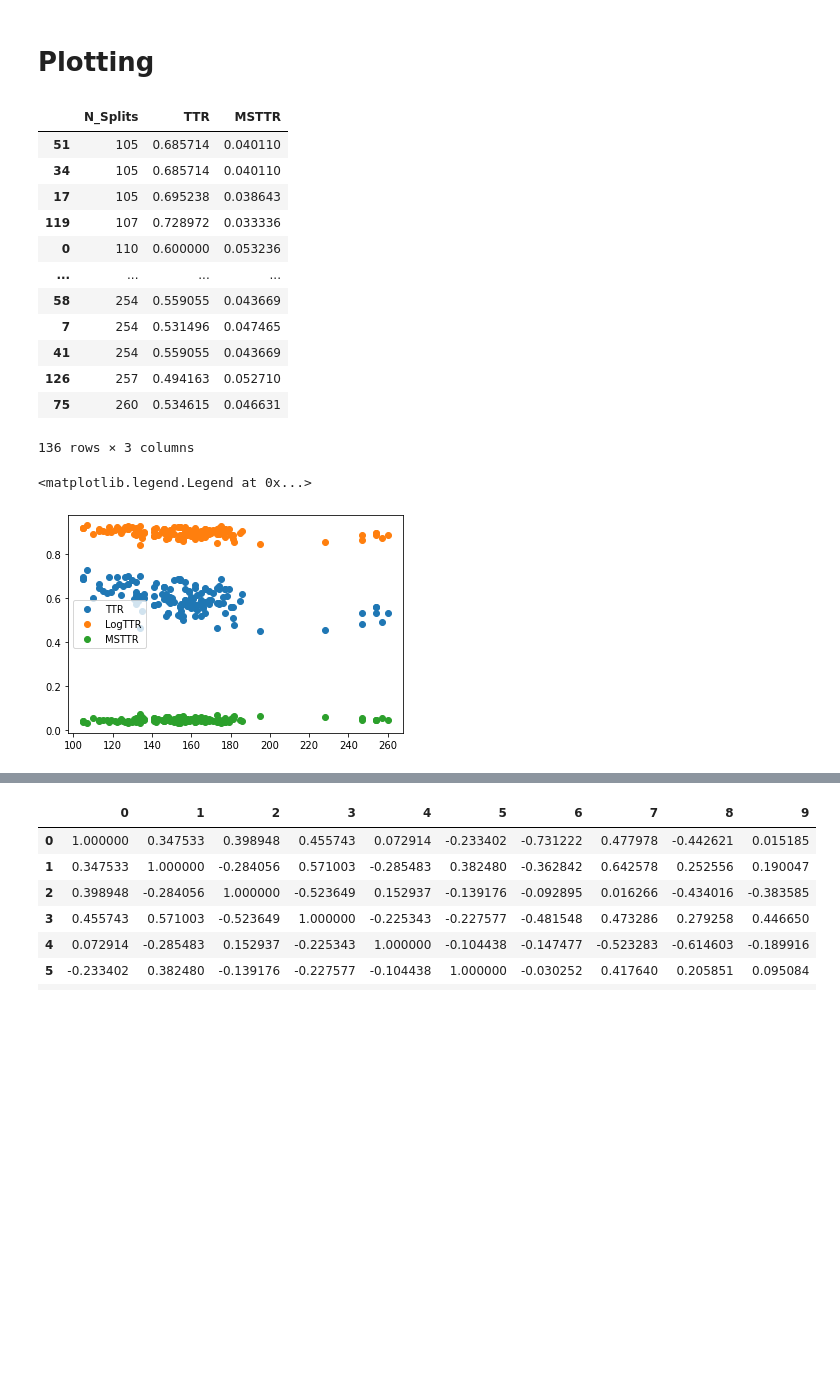
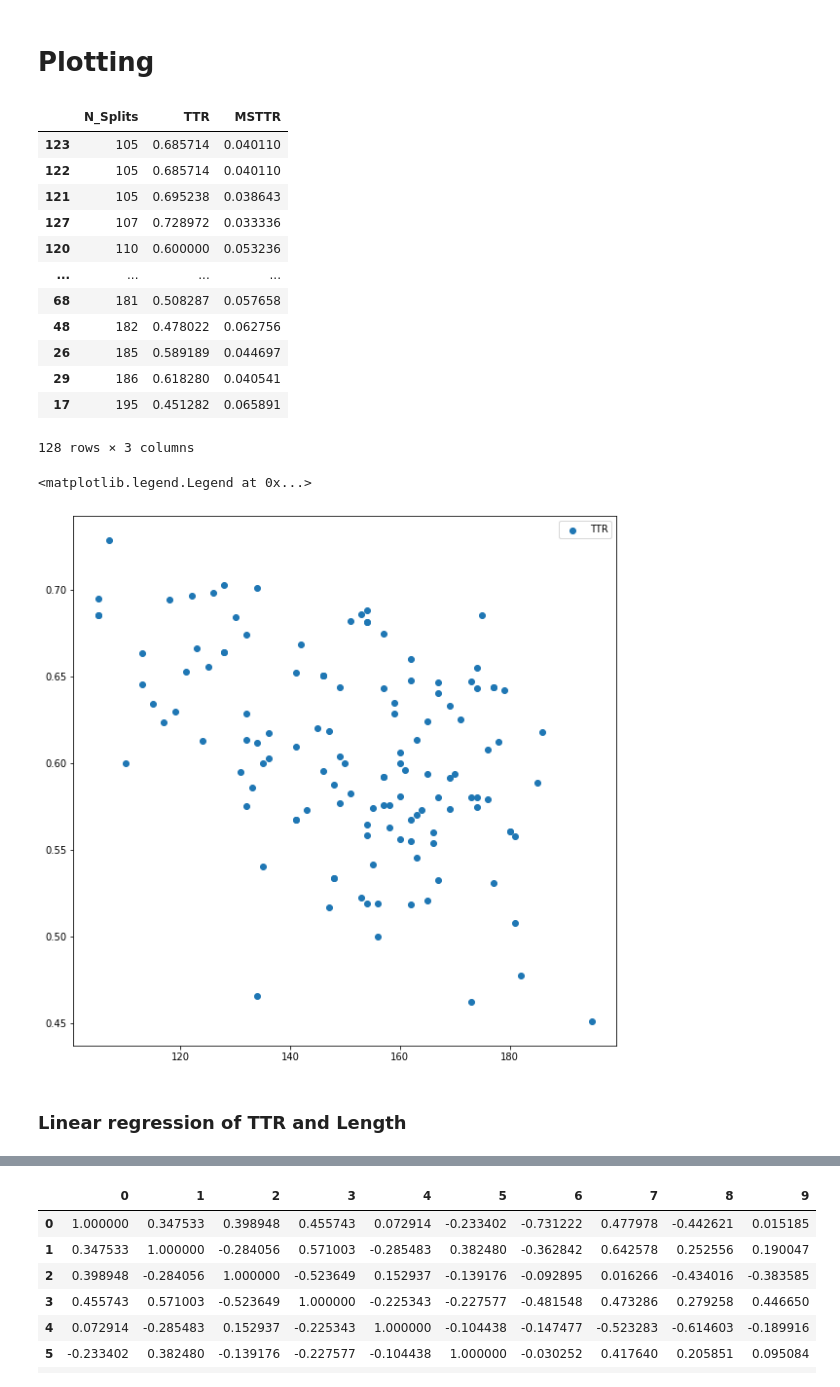
Before and after one commit to MK316/Workingpapers, a Jupyter notebook: ksat_dataprocess_items.ipynb, the cells around one changed output, grey strips where cells are left out. Saved outputs shown, nothing was run; the diff lists cells and outputs as text; code cells hidden in the pictures; blank space fills up the shorter version.

```diff
--- a/ksat_dataprocess_items.ipynb
+++ b/ksat_dataprocess_items.ipynb
@@ -5,7 +9,7 @@
 # %%
 import pandas as pd
 # %%
-url = 'https://raw.githubusercontent.com/MK316/Workingpapers/main/Analysis/ksatdata_nocontraction.csv'
+url = 'https://raw.githubusercontent.com/MK316/Workingpapers/main/Analysis/ksatdata_12only.csv'
 df1 = pd.read_csv(url)
 # %%
 df1
@@ -183,15 +227,15 @@ a2 = a1.sort_values(by=['N_Splits'])
 a2
 # %% [output]
 |  | N_Splits | TTR | MSTTR |
-| 51 | 105 | 0.685714 | 0.040110 |
-| 34 | 105 | 0.685714 | 0.040110 |
-| 17 | 105 | 0.695238 | 0.038643 |
-| 119 | 107 | 0.728972 | 0.033336 |
-| 0 | 110 | 0.600000 | 0.053236 |
+| 123 | 105 | 0.685714 | 0.040110 |
+| 122 | 105 | 0.685714 | 0.040110 |
+| 121 | 105 | 0.695238 | 0.038643 |
+| 127 | 107 | 0.728972 | 0.033336 |
+| 120 | 110 | 0.600000 | 0.053236 |
 | ... | ... | ... | ... |
-| 58 | 254 | 0.559055 | 0.043669 |
-| 7 | 254 | 0.531496 | 0.047465 |
-| 41 | 254 | 0.559055 | 0.043669 |
-| 126 | 257 | 0.494163 | 0.052710 |
-| 75 | 260 | 0.534615 | 0.046631 |
+| 68 | 181 | 0.508287 | 0.057658 |
+| 48 | 182 | 0.478022 | 0.062756 |
+| 26 | 185 | 0.589189 | 0.044697 |
+| 29 | 186 | 0.618280 | 0.040541 |
+| 17 | 195 | 0.451282 | 0.065891 |
-136 rows × 3 columns
+128 rows × 3 columns
@@ -200,10 +242,13 @@ import matplotlib.pyplot as plt
 # %%
 df3 = df2.sort_values(by=['N_Splits'])
 # %%
+f = plt.figure(figsize=(10, 10))
 plt.scatter(df2['N_Splits'],df2['TTR'],  label='TTR')
-plt.scatter(df2['N_Splits'],df2['LogTTR'],  label='LogTTR')
-plt.scatter(df2['N_Splits'],df2['MSTTR'],  label='MSTTR')
+# plt.scatter(df2['N_Splits'],df2['LogTTR'],  label='LogTTR')
+# plt.scatter(df2['N_Splits'],df2['MSTTR'],  label='MSTTR')
 plt.legend()
 # %% [output]
 <matplotlib.legend.Legend at 0x...>
-[figure, old version]
+[figure, new version]
+# %% [markdown]
+### Linear regression of TTR and Length
```
Also changed, not shown: parts of 32 cells of this notebook.
